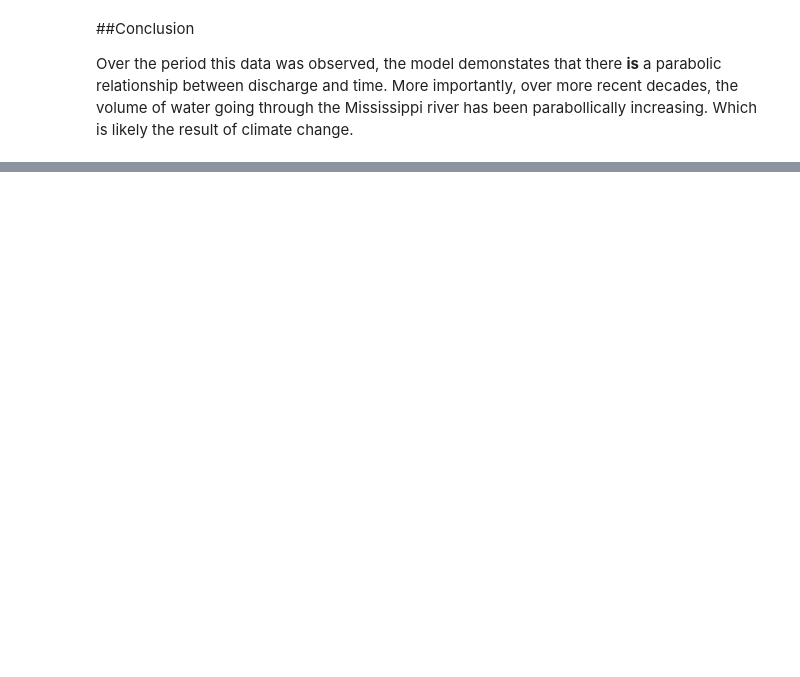
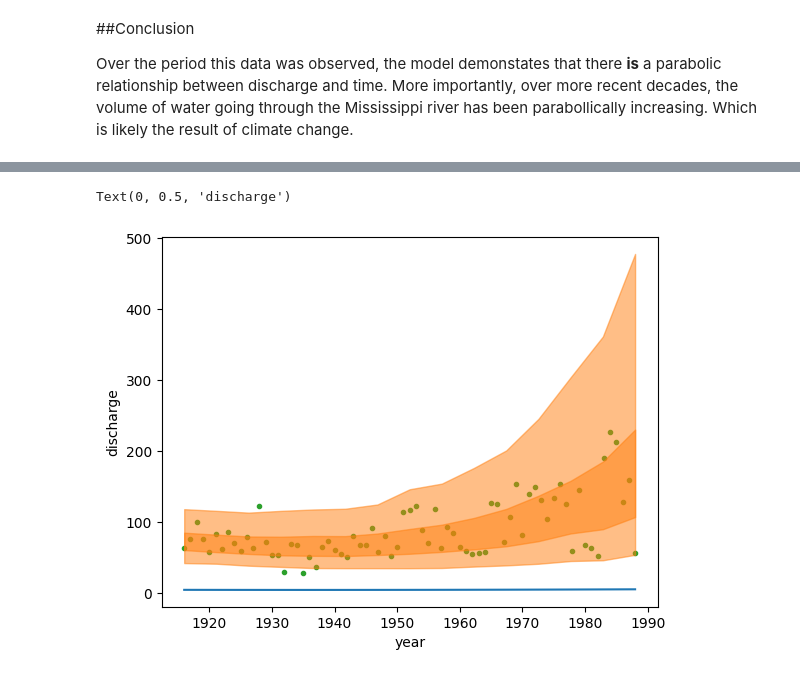
Before and after one commit to rylan-berry/DataScienceExercises2025-2026, a Jupyter notebook: RylaBerrU5Proj.ipynb, the cells around one changed output, grey strips where cells are left out. Drawn from its saved outputs; the diff is of its cells as text; code cells hidden in the pictures; blank space fills up the shorter version.

```diff
--- a/RylaBerrU5Proj.ipynb
+++ b/RylaBerrU5Proj.ipynb
@@ -130,0 +163,24 @@ Over the period this data was observed, the model demonstates that there **is**
+# %%
+mean_line = idata_missriv_skew.posterior["μ"].mean(("chain", "draw"))
+year = np.random.normal(january_data.year.values, 0.01)
+idx = np.argsort(year)
+x = np.linspace(year.min(), year.max(), 15)
+y_pred_q = idata_missriv_skew.posterior_predictive["y_pred"].quantile(
+    [0.03, 0.97, 0.25, 0.75], dim=["chain", "draw"]
+)
+y_hat_bounds = iter(
+    [
+        PchipInterpolator(year[idx], y_pred_q[i][idx])(x)
+        for i in range(4)
+    ]
+)
+_, ax = plt.subplots()
+ax.plot(january_data.year, january_data.discharge, "C2.", zorder=-3)
+ax.plot(january_data.year.values[idx], mean_line.values[idx], c="C0")
+for lb, ub in zip(y_hat_bounds, y_hat_bounds):
+    ax.fill_between(x, lb, ub, color="C1", alpha=0.5)
+ax.set_xlabel("year")
+ax.set_ylabel("discharge")
+# %% [output]
+Text(0, 0.5, 'discharge')
+[figure, added]
```
Also changed, not shown: parts of 7 cells of this notebook.
